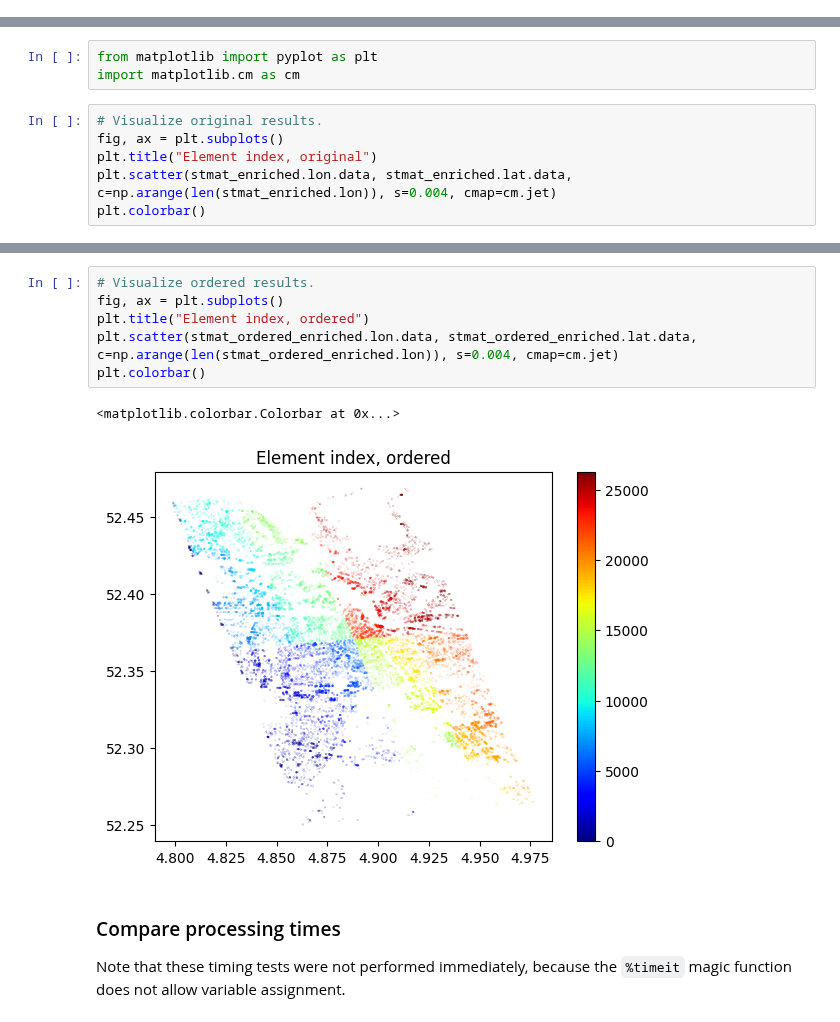
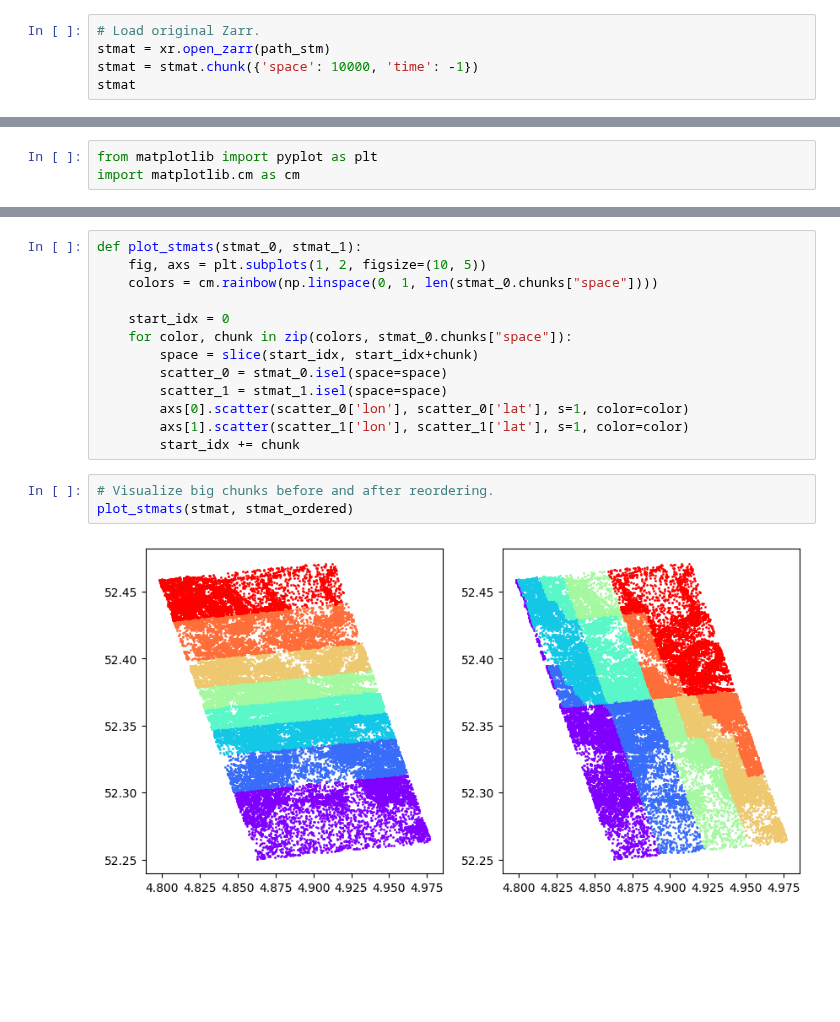
Before and after one commit to TUDelftGeodesy/stmtools, a Jupyter notebook: docs/notebooks/demo_order_stm.ipynb, the cells around one changed output, grey strips where cells are left out. Drawn from its saved outputs; the diff is of its cells as text; blank space fills up the shorter version.

````diff
--- a/docs/notebooks/demo_order_stm.ipynb
+++ b/docs/notebooks/demo_order_stm.ipynb
@@ -145,0 +48,5 @@ Attributes:
+# %%
+# Load original Zarr.
+stmat = xr.open_zarr(path_stm)
+stmat = stmat.chunk({'space': 10000, 'time': -1})
+stmat
@@ -150,9 +148,3 @@ The images below are colored by element index.
 # %%
 from matplotlib import pyplot as plt
 import matplotlib.cm as cm
-# %%
-# Visualize original results.
-fig, ax = plt.subplots()
-plt.title("Element index, original")
-plt.scatter(stmat_enriched.lon.data, stmat_enriched.lat.data, c=np.arange(len(stmat_enriched.lon)), s=0.004, cmap=cm.jet)
-plt.colorbar()
@@ -162,13 +151,18 @@ plt.colorbar()
-# %%
-# Visualize ordered results.
-fig, ax = plt.subplots()
-plt.title("Element index, ordered")
-plt.scatter(stmat_ordered_enriched.lon.data, stmat_ordered_enriched.lat.data, c=np.arange(len(stmat_ordered_enriched.lon)), s=0.004, cmap=cm.jet)
-plt.colorbar()
-# %% [output]
-<matplotlib.colorbar.Colorbar at 0x...>
-[figure, removed]
-# %% [markdown]
-### Compare processing times
-
-Note that these timing tests were not performed immediately, because the ```%timeit``` magic function does not allow variable assignment.
+# %%
+def plot_stmats(stmat_0, stmat_1):
+    fig, axs = plt.subplots(1, 2, figsize=(10, 5))
+    colors = cm.rainbow(np.linspace(0, 1, len(stmat_0.chunks["space"])))
+
+    start_idx = 0
+    for color, chunk in zip(colors, stmat_0.chunks["space"]):
+        space = slice(start_idx, start_idx+chunk)
+        scatter_0 = stmat_0.isel(space=space)
+        scatter_1 = stmat_1.isel(space=space)
+        axs[0].scatter(scatter_0['lon'], scatter_0['lat'], s=1, color=color)
+        axs[1].scatter(scatter_1['lon'], scatter_1['lat'], s=1, color=color)
+        start_idx += chunk
+# %%
+# Visualize big chunks before and after reordering.
+plot_stmats(stmat, stmat_ordered)
+# %% [output]
+[figure, added]
````
Also changed, not shown: parts of 39 cells of this notebook.
